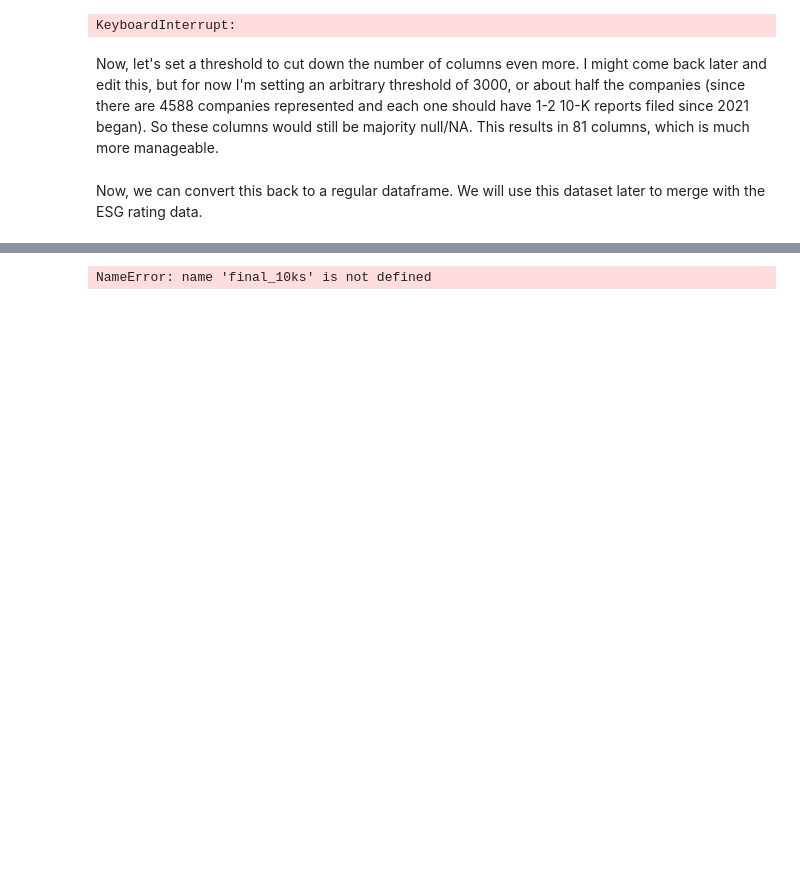
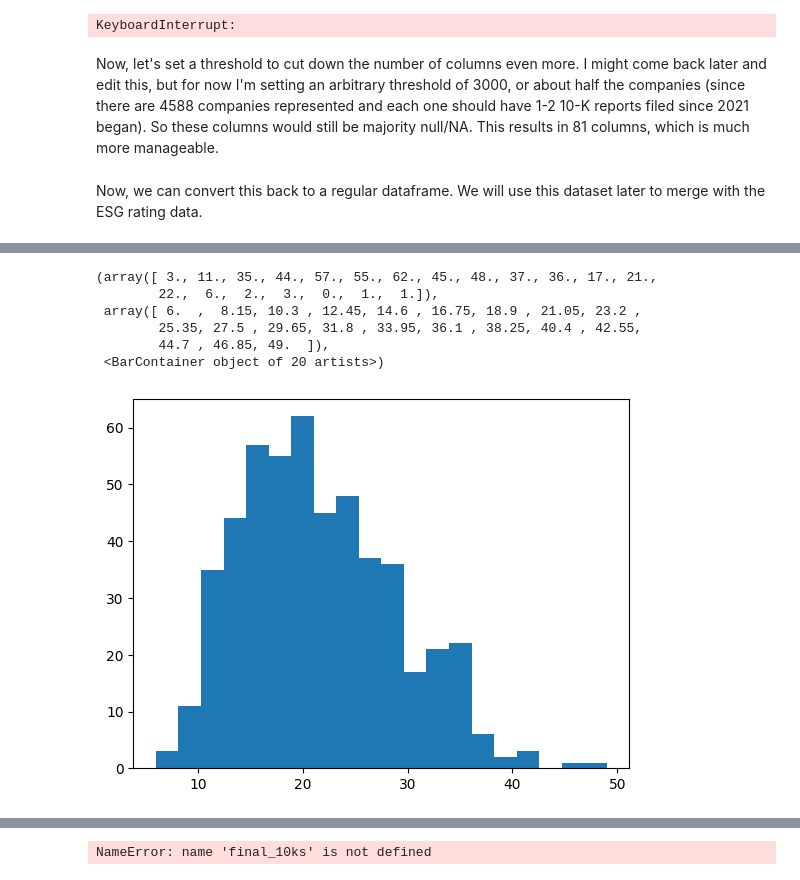
Before and after one commit to pheebini/s-ds491, a Jupyter notebook: SDS_Senior_Project.ipynb, the cells around one changed output, grey strips where cells are left out. Saved outputs shown, nothing was run; the diff lists cells and outputs as text; code cells hidden in the pictures; blank space fills up the shorter version.

```diff
--- a/SDS_Senior_Project.ipynb
+++ b/SDS_Senior_Project.ipynb
@@ -233,0 +249,4 @@ final_10ks = recent_10ks_fewer_na.compute()
+# %%
+final_10k_set = pd.read_csv("/Users/phoebeliu/Documents/SDS_Senior_Project/Final_10k_document.csv")
+final_10k_set = final_10k_set.iloc[:,2:]
+final_10k_set.iloc[:10]
@@ -233,0 +268,4 @@ final_10ks = recent_10ks_fewer_na.compute()
+# %%
+final_10k_set = final_10k_set.drop_duplicates(subset='CIK', keep="last")
+print(np.shape(final_10k_set))
+final_10k_set[:3]
@@ -233,0 +289,3 @@ final_10ks = recent_10ks_fewer_na.compute()
+# %%
+scores_yahoo = pd.read_csv("/Users/phoebeliu/Documents/SDS_Senior_Project/yahoo_sustainalytics_score.csv")
+scores_yahoo[:5]
@@ -233,0 +311,5 @@ final_10ks = recent_10ks_fewer_na.compute()
+# %%
+scores_yahoo = scores_yahoo.rename(columns={"ticker": "Ticker"})
+merged_kaggle_yahoo = pd.merge(final_10k_set, scores_yahoo, on='Ticker')
+print(np.shape(merged_kaggle_yahoo))
+merged_kaggle_yahoo[:5]
@@ -233,0 +333,13 @@ final_10ks = recent_10ks_fewer_na.compute()
+# %%
+# Total ESG score
+plt.hist(merged_kaggle_yahoo["total ESG score"], bins = 20)
+# A bit right-skewed
+# Can't tell if this is more bimodal or (if 25 bins it looks a bit bimodal)
+# %% [output]
+(array([ 3., 11., 35., 44., 57., 55., 62., 45., 48., 37., 36., 17., 21.,
+        22.,  6.,  2.,  3.,  0.,  1.,  1.]),
+ array([ 6.  ,  8.15, 10.3 , 12.45, 14.6 , 16.75, 18.9 , 21.05, 23.2 ,
+        25.35, 27.5 , 29.65, 31.8 , 33.95, 36.1 , 38.25, 40.4 , 42.55,
+        44.7 , 46.85, 49.  ]),
+ <BarContainer object of 20 artists>)
+[figure, added]
```
Also changed, not shown: parts of 89 cells of this notebook.
